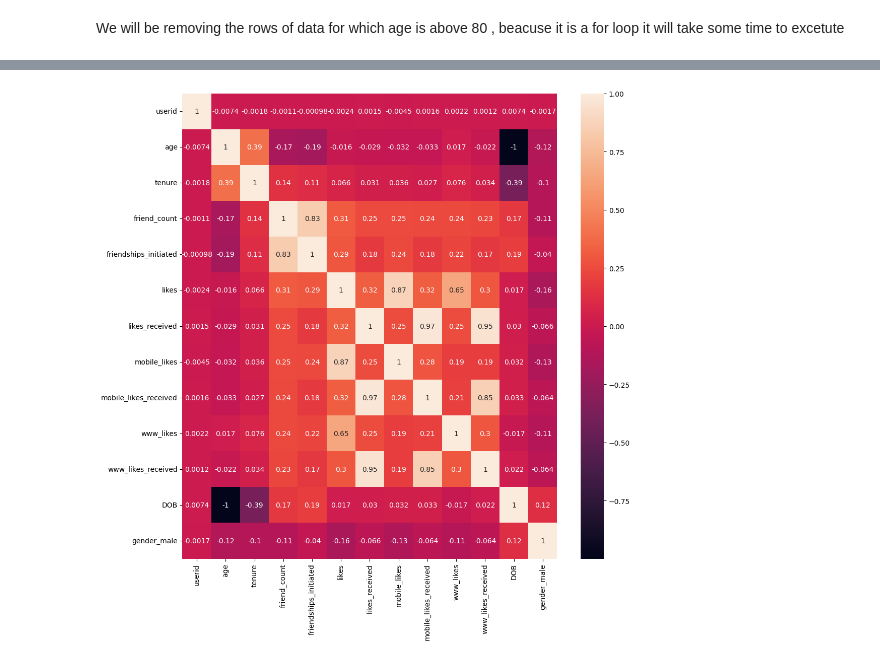
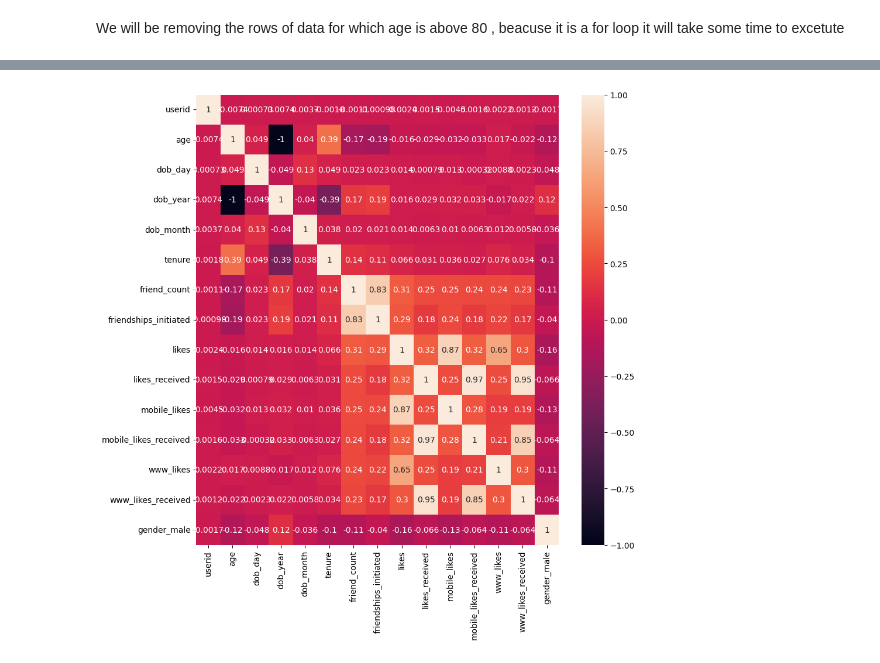
Before and after one commit to ShaikMehraj/Data_preprocess, a Jupyter notebook: Face_book.ipynb, the cells around one changed output, grey strips where cells are left out. Drawn from its saved outputs; the diff is of its cells as text; code cells hidden in the pictures.

```diff
--- a/Face_book.ipynb
+++ b/Face_book.ipynb
@@ -93,6 +93,6 @@ df.head()
 | 4 | 1733186 | 14 | 4 | 1999 | 12 | male | 82.0 | 0 | 0 | ... |
 # %%
 #concating the Date of birth columns
-df['DOB'] = df.apply(lambda x:'%s-%s-%s' % (x['dob_day'],x['dob_month'],x['dob_year']),axis=1)
-df['DOB'] = pd.to_datetime(df['DOB']) # Changing the data type
+#df['DOB'] = df.apply(lambda x:'%s-%s-%s' % (x['dob_day'],x['dob_month'],x['dob_year']),axis=1)
+#df['DOB'] = pd.to_datetime(df['DOB']) # Changing the data type
 # %%
@@ -102,5 +100,5 @@ dtype('<M8[ns]')
 # %%
-df = df.drop(['dob_day',	'dob_year'	,'dob_month'],axis=1)
+#df = df.drop(['dob_day',	'dob_year'	,'dob_month'],axis=1)
 # %%
 pd.set_option('display.max_row', None)
 
@@ -270,8 +256,8 @@ dummy_df.describe()
 # %%
 # Plot correlations between variables
-plt.figure(figsize=(12, 12))
+plt.figure(figsize=(10, 10))
 correlation_matrix = dummy_df.corr()
 sns.heatmap(correlation_matrix, annot=True)
 plt.show()
 # %% [output]
-[figure, old version]
+[figure, new version]
```
Also changed, not shown: parts of 22 cells of this notebook.
